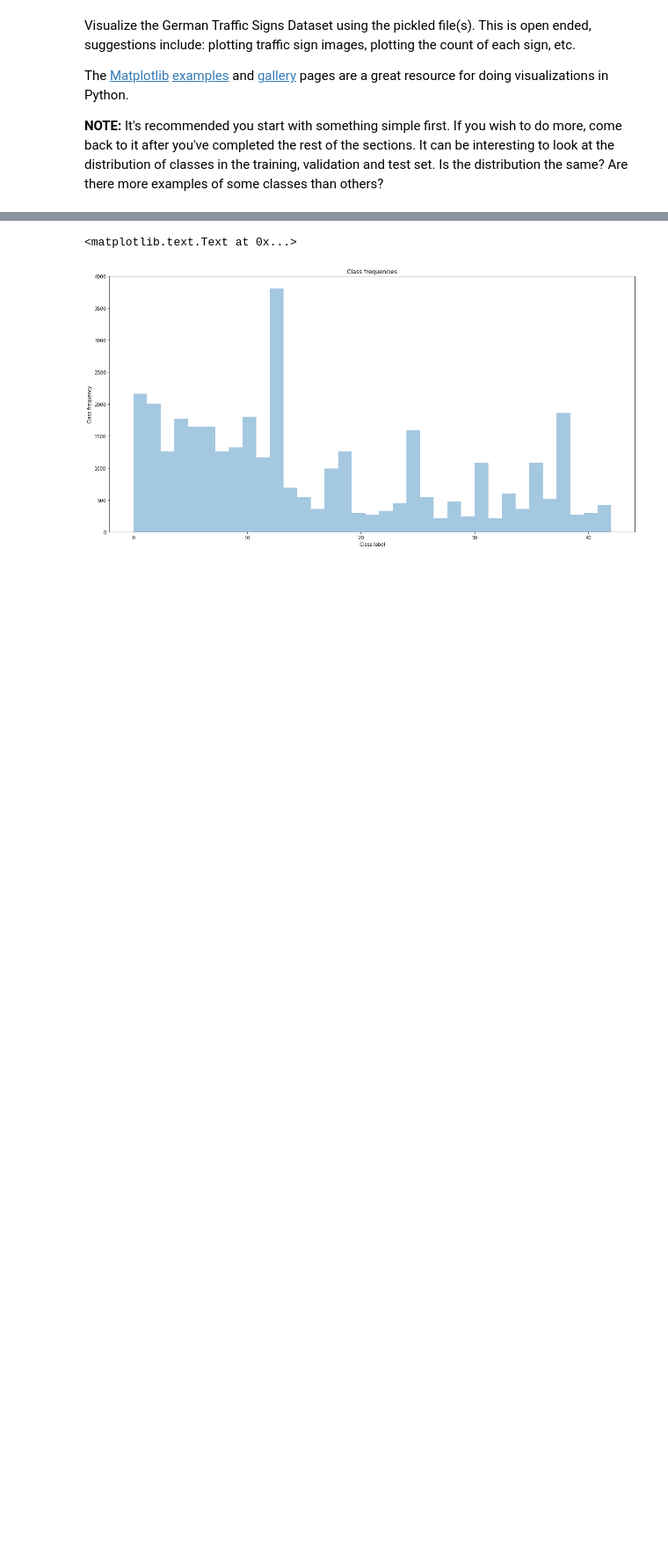
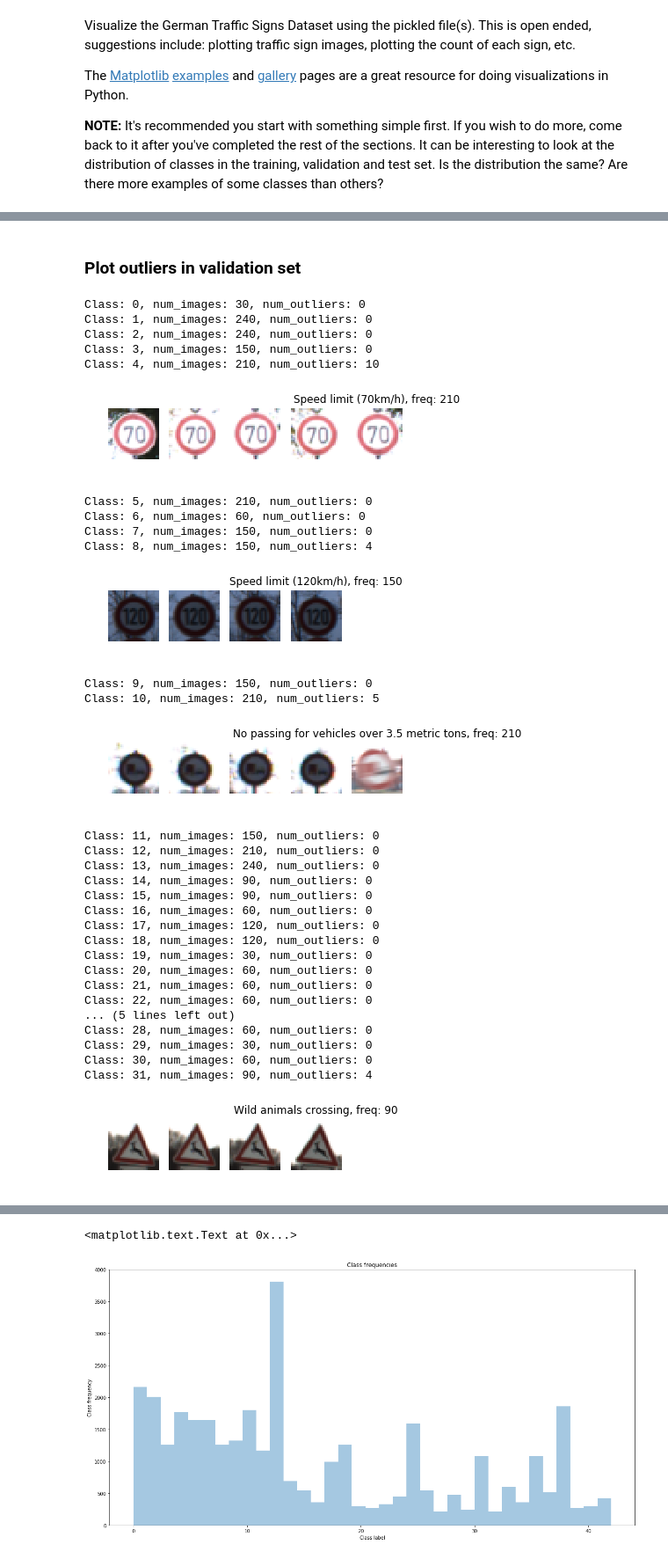
Before and after one commit to malhotraa/CarND-Traffic-Sign-Classifier-Project, a Jupyter notebook: Traffic_Sign_Classifier.ipynb, the cells around one changed output, grey strips where cells are left out. Shown at 88% size. Drawn from its saved outputs; the diff is of its cells as text; code cells hidden in the pictures; blank space fills up the shorter version.

```diff
--- a/Traffic_Sign_Classifier.ipynb
+++ b/Traffic_Sign_Classifier.ipynb
@@ -133,0 +187,59 @@ plt.show()
+# %% [markdown]
+### Plot outliers in validation set
+# %%
+examples_per_class = 5
+classes = list(range(n_classes))
+
+freqs = np.bincount(y_valid, minlength= n_classes)
+
+for cls in classes:
+    idxs = np.where((y_valid == cls))[0]
+    class_ = X_valid[idxs]
+    outliers = find_outliers(class_)
+    print('Class: {}, num_images: {}, num_outliers: {}'.format(cls, len(class_), outliers.shape[0]))
+    if (outliers.shape[0] <= 0):
+        continue
+    num = min(len(outliers), examples_per_class)
+    idxs = np.random.choice(len(outliers), num, replace=False)
+    plt.figure(figsize=(6,4))
+    for i, idx in enumerate(idxs):
+        signname = signnames_df[signnames_df.ClassId == cls].SignName.values[0]
+        ax = plt.subplot(1, examples_per_class, i+1)
+        ax.axis('off')
+        plt.imshow(outliers[idx])
+    plt.title("{}, freq: {}".format(signname, freqs[cls]))
+    plt.show()
+plt.show()
+# %% [output]
+Class: 0, num_images: 30, num_outliers: 0
+Class: 1, num_images: 240, num_outliers: 0
+Class: 2, num_images: 240, num_outliers: 0
+Class: 3, num_images: 150, num_outliers: 0
+Class: 4, num_images: 210, num_outliers: 10
+[figure, added]
+Class: 5, num_images: 210, num_outliers: 0
+Class: 6, num_images: 60, num_outliers: 0
+Class: 7, num_images: 150, num_outliers: 0
+Class: 8, num_images: 150, num_outliers: 4
+[figure, added]
+Class: 9, num_images: 150, num_outliers: 0
+Class: 10, num_images: 210, num_outliers: 5
+[figure, added]
+Class: 11, num_images: 150, num_outliers: 0
+Class: 12, num_images: 210, num_outliers: 0
+Class: 13, num_images: 240, num_outliers: 0
+Class: 14, num_images: 90, num_outliers: 0
+Class: 15, num_images: 90, num_outliers: 0
+Class: 16, num_images: 60, num_outliers: 0
+Class: 17, num_images: 120, num_outliers: 0
+Class: 18, num_images: 120, num_outliers: 0
+Class: 19, num_images: 30, num_outliers: 0
+Class: 20, num_images: 60, num_outliers: 0
+Class: 21, num_images: 60, num_outliers: 0
+Class: 22, num_images: 60, num_outliers: 0
+... (5 lines left out)
+Class: 28, num_images: 60, num_outliers: 0
+Class: 29, num_images: 30, num_outliers: 0
+Class: 30, num_images: 60, num_outliers: 0
+Class: 31, num_images: 90, num_outliers: 4
+[figure, added]
```
Also changed, not shown: parts of 37 cells of this notebook.
